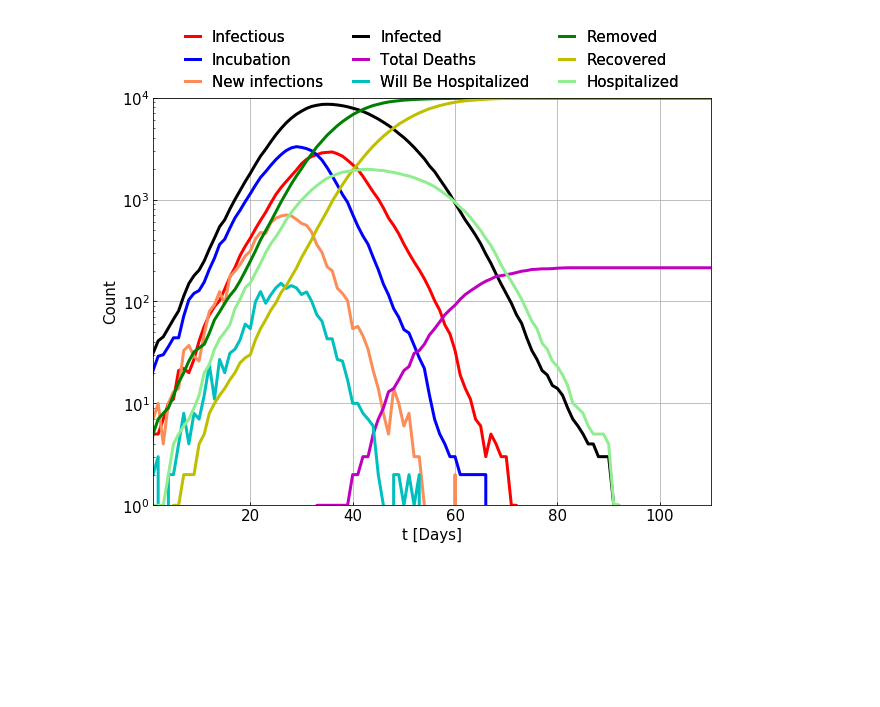
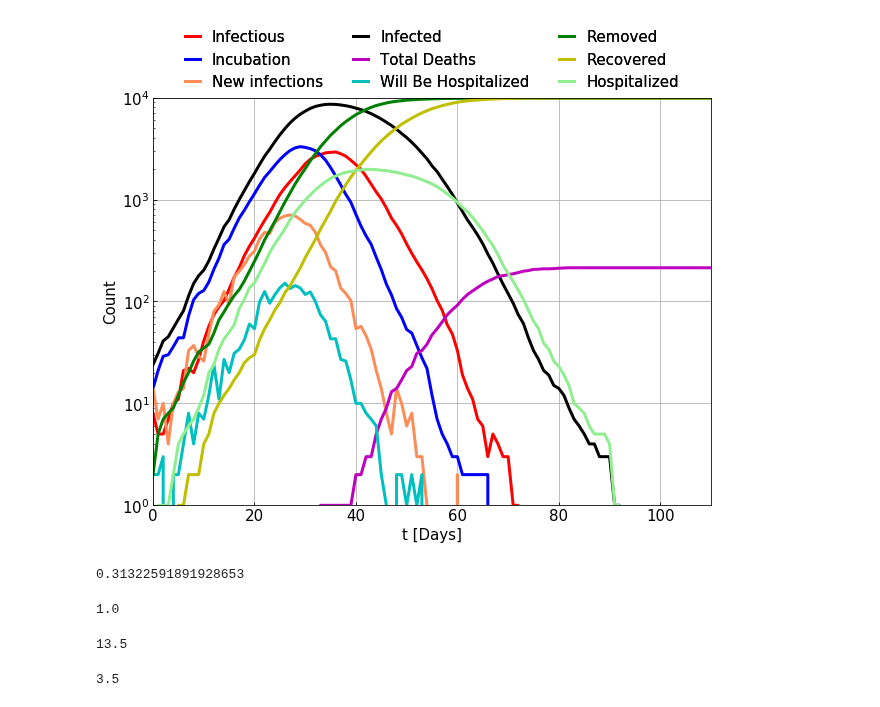
Before and after one commit to chrhck/contagion, a Jupyter notebook: examples/con_example.ipynb, the cells around one changed output. Saved outputs shown, nothing was run; the diff lists cells and outputs as text; code cells hidden in the pictures; blank space fills up the shorter version.

Commit message:
Added gamma function and a distribution example

```diff
--- a/examples/con_example.ipynb
+++ b/examples/con_example.ipynb
@@ -54,32 +53,32 @@ ax.plot(contagion.t, stats['new infections'],
         lw=lw, label='New infections', color=colors[1])
 ax.plot(contagion.t, stats['infected'],
         lw=lw, label='Infected', color="k")
 ax.plot(contagion.t, stats['total_deaths'],
         lw=lw, label='Total Deaths', color="m")
 ax.plot(contagion.t, stats['will be hospitalized'],
         lw=lw, label='Will Be Hospitalized', color="c")
 ax.plot(contagion.t, stats['removed'],
         lw=lw, label='Removed', color='g')
 ax.plot(contagion.t, stats['recovered'],
         lw=lw, label='Recovered', color='y')
 ax.plot(contagion.t, stats['hospitalized'],
         lw=lw, label='Hospitalized', color='lightgreen')
-ax.set_xlim(1e0, 110)
+ax.set_xlim(0, 110)
 ax.set_ylim(0., config['population size'] * 1.01)
 ax.set_xscale('linear')
 ax.set_yscale('linear')
 ax.set_xlabel(r't [Days]', fontsize=fontsize)
 ax.set_ylabel(r'Count', fontsize=fontsize)
 ax.tick_params(axis = 'both', which = 'major', labelsize=fontsize, direction='in')
 ax.tick_params(axis = 'both', which = 'minor', labelsize=fontsize, direction='in')
 h, l = ax.get_legend_handles_labels()
 lgd1 = ax.legend(h,l, loc=9, bbox_to_anchor=(0.5, +1.2),
                  ncol=3, fontsize=fontsize, handlelength=h_length,
                  fancybox=True, frameon=False)
 ax.add_artist(lgd1)
 plt.grid(True)
 plt.semilogy()
 plt.ylim(1, 1e4)
 plt.show()
 # %% [output]
-[figure, old version]
+[figure, new version]
@@ -85,0 +87,16 @@ plt.show()
+# %%
+gamma.rvs(1., loc=0., scale=1)
+# %% [output]
+0.31322591891928653
+# %%
+gamma.mean(1., loc=0.)
+# %% [output]
+1.0
+# %%
+gamma.mean(3.5, loc=10.)
+# %% [output]
+13.5
+# %%
+gamma.var(3.5, loc=10.)
+# %% [output]
+3.5
```
Also changed, not shown: parts of 3 cells of this notebook, 6 other files.
